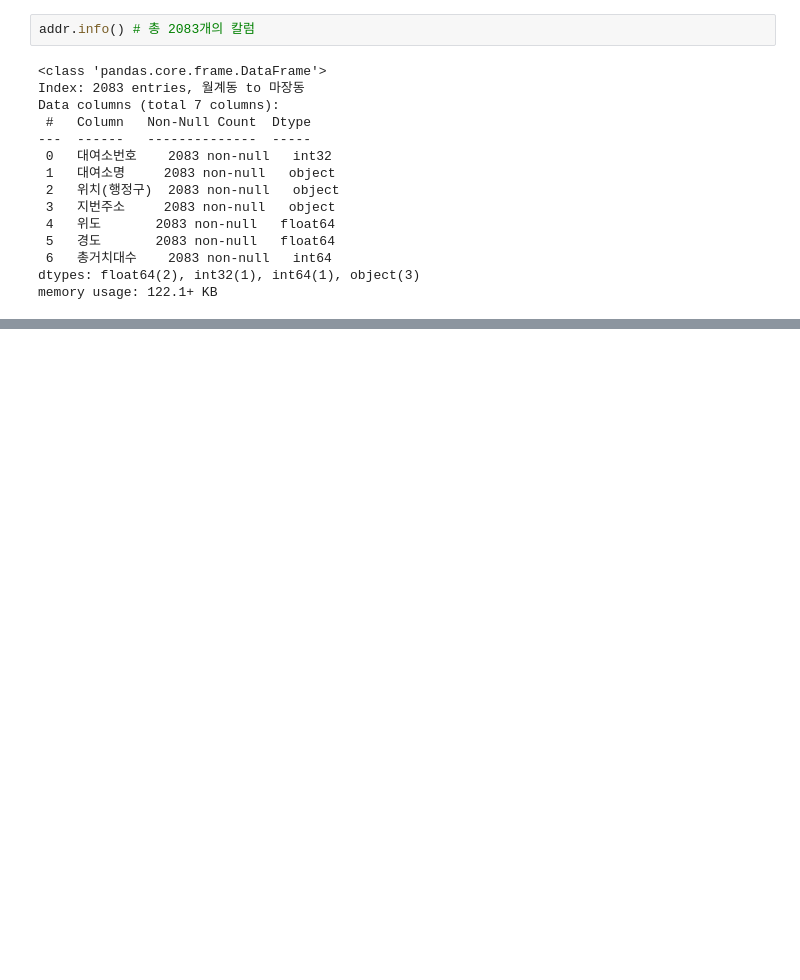
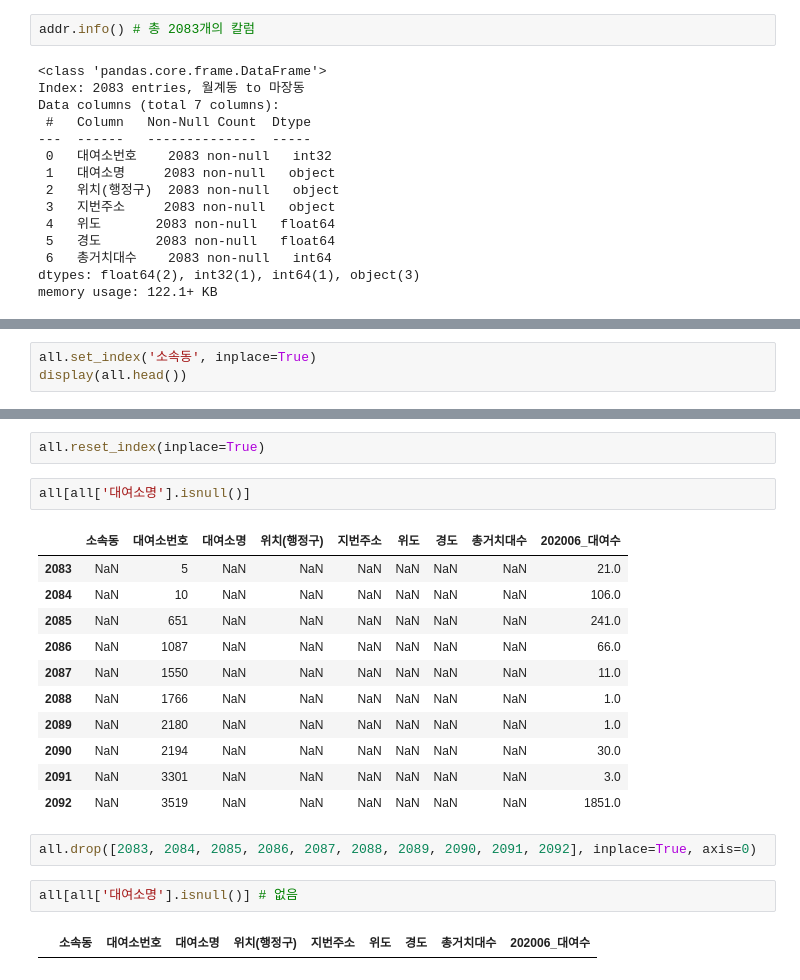
Before and after one commit to JuheePak/Python-project, a Jupyter notebook: source/bike_addr.ipynb, the cells around one changed output, grey strips where cells are left out. Saved outputs shown, nothing was run; the diff lists cells and outputs as text; blank space fills up the shorter version.

```diff
--- a/source/bike_addr.ipynb
+++ b/source/bike_addr.ipynb
@@ -235,0 +349,3 @@ Name: 총거치대수, Length: 296, dtype: int64
+# %%
+all.set_index('소속동', inplace=True)
+display(all.head())
@@ -235,0 +360,22 @@ Name: 총거치대수, Length: 296, dtype: int64
+# %%
+all.reset_index(inplace=True)
+# %%
+all[all['대여소명'].isnull()]
+# %% [output]
+|  | 소속동 | 대여소번호 | 대여소명 | 위치(행정구) | 지번주소 | 위도 | 경도 | 총거치대수 | 202006_대여수 |
+| 2083 | NaN | 5 | NaN | NaN | NaN | NaN | NaN | NaN | 21.0 |
+| 2084 | NaN | 10 | NaN | NaN | NaN | NaN | NaN | NaN | 106.0 |
+| 2085 | NaN | 651 | NaN | NaN | NaN | NaN | NaN | NaN | 241.0 |
+| 2086 | NaN | 1087 | NaN | NaN | NaN | NaN | NaN | NaN | 66.0 |
+| 2087 | NaN | 1550 | NaN | NaN | NaN | NaN | NaN | NaN | 11.0 |
+| 2088 | NaN | 1766 | NaN | NaN | NaN | NaN | NaN | NaN | 1.0 |
+| 2089 | NaN | 2180 | NaN | NaN | NaN | NaN | NaN | NaN | 1.0 |
+| 2090 | NaN | 2194 | NaN | NaN | NaN | NaN | NaN | NaN | 30.0 |
+| 2091 | NaN | 3301 | NaN | NaN | NaN | NaN | NaN | NaN | 3.0 |
+| 2092 | NaN | 3519 | NaN | NaN | NaN | NaN | NaN | NaN | 1851.0 |
+# %%
+all.drop([2083, 2084, 2085, 2086, 2087, 2088, 2089, 2090, 2091, 2092], inplace=True, axis=0)
+# %%
+all[all['대여소명'].isnull()] # 없음
+# %% [output]
+|  | 소속동 | 대여소번호 | 대여소명 | 위치(행정구) | 지번주소 | 위도 | 경도 | 총거치대수 | 202006_대여수 |
```
Also changed, not shown: parts of 27 cells of this notebook.
